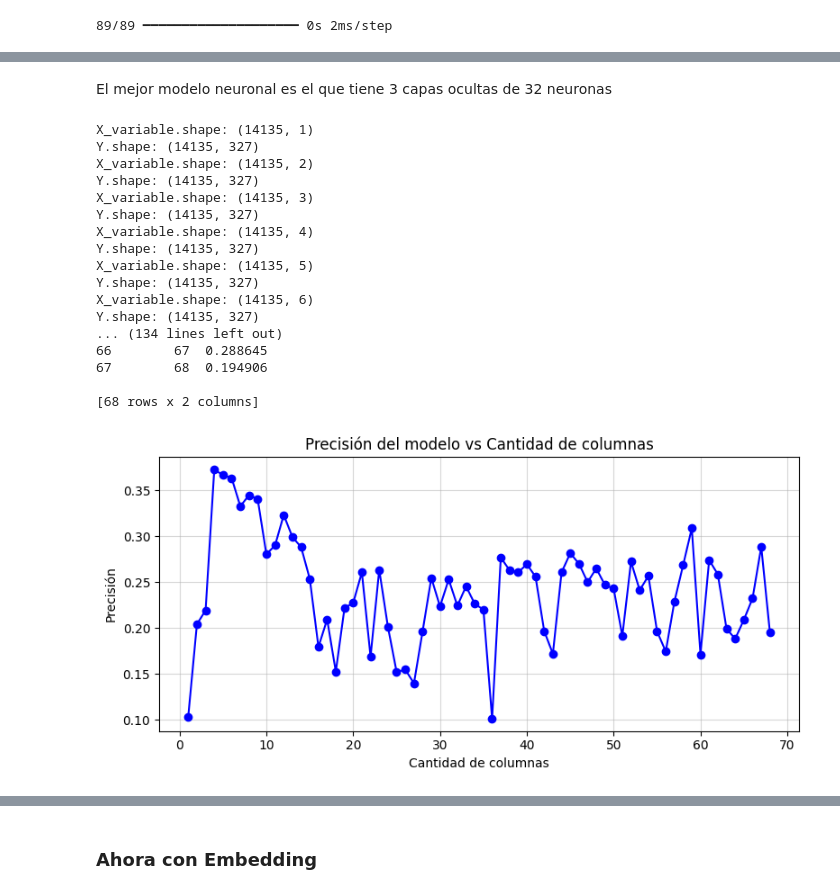
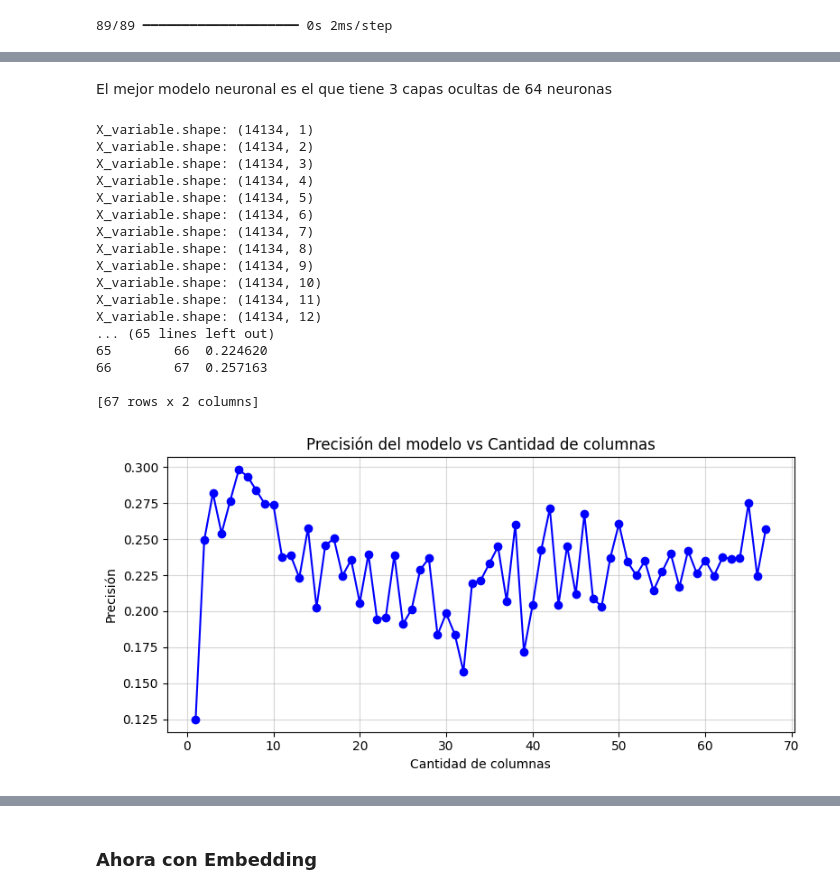
Before and after one commit to BobCortesP/ProyectoML, a Jupyter notebook: ultimoIntento.ipynb, the cells around one changed output, grey strips where cells are left out. Cells and saved outputs as stored; diff of their text form; code cells hidden in the pictures.

```diff
--- a/ultimoIntento.ipynb
+++ b/ultimoIntento.ipynb
@@ -134,3 +118,5 @@ plt.show()
+# %%
+df = df[df['Edad en años'].astype(int) <= 120]
 # %%
 # Calcular la proporción de género
 proporcion_genero = df['Sexo (Desc)'].value_counts(normalize=True) * 100
@@ -172,6 +199,6 @@ df = df[df['GRD'].isin(clases_con_suficientes_instancias)]
 # %%
 # Crear los grupos etáreos
-df['Grupo Etáreo'] = pd.qcut(df['Edad en años'].astype(int), q=10, labels=[f'Grupo {i+1}' for i in range(10)])
+df['Grupo Etáreo'] = pd.qcut(df['Edad en años'].astype(int), q=10, labels=[i for i in range(10)])
 for i in df['Grupo Etáreo'].value_counts().keys():
     print(i, df['Grupo Etáreo'].value_counts()[i]/len(df)*100)
 df = df.drop(columns=['Edad en años'], axis=1)
@@ -475 +495,10 @@ Model: "sequential"
  Non-trainable params: 0 (0.00 B)
+# %%
+modelo=Sequential()
+modelo.add(Input(shape=(X.shape[1],)))
+modelo.add(Dense(64))
+modelo.add(Dense(64))
+modelo.add(Dense(64))
+modelo.add(Dense(Y.shape[1],activation="softmax"))
+modelo.compile(optimizer="Adam",loss="categorical_crossentropy",metrics=["acc"])
+modelo.fit(x_train, y_train, epochs=16, batch_size=32, verbose=2)
@@ -476,5 +524,5 @@ Model: "sequential"
 # %%
-y_pred_probs=mejor_modelo.predict(x_val)
+y_pred_probs=modelo.predict(x_val)
 # %% [output]
 89/89 ━━━━━━━━━━━━━━━━━━━━ 0s 2ms/step
 # %%
@@ -557,8 +609,9 @@ plt.show()
 # %% [markdown]
-El mejor modelo neuronal es el que tiene 3 capas ocultas de 32 neuronas
+El mejor modelo neuronal es el que tiene 3 capas ocultas de 64 neuronas
 # %%
 # Obtener las columnas sin valores vacíos
 columnas_sin_vacios = valores_vacios_str[valores_vacios_str == 0].index.tolist()
+columnas_sin_vacios.remove('GRD')
 
 # Ordenar las columnas restantes por cantidad de valores vacíos
 columnas_con_vacios = valores_vacios_str[valores_vacios_str > 0].sort_values().index.tolist()
@@ -568,61 +621,50 @@ columnas_ordenadas = columnas_sin_vacios + columnas_con_vacios
 
 # Evaluar el modelo con diferentes cantidades de columnas
 resultados = []
 for i in range(1, len(columnas_ordenadas) + 1):
     columnas_seleccionadas = columnas_ordenadas[:i]
     # Encode categorical data into numeric values
     X_variable = df[columnas_seleccionadas].apply(LabelEncoder().fit_transform).values
     print('X_variable.shape:', X_variable.shape)
-    print('Y.shape:', Y.shape)
 
     # Dividir los datos en entrenamiento y validación
     x_train_var, x_val_var, y_train_var, y_val_var = train_test_split(
         X_variable, Y, test_size=0.2, random_state=seed, stratify=Y
     )
 
     # Crear y entrenar el modelo
     modelo = Sequential()
     modelo.add(Input(shape=(x_train_var.shape[1],)))
-    modelo.add(Dense(32, activation="relu"))
-    modelo.add(Dense(32, activation="relu"))
-    modelo.add(Dense(32, activation="relu"))
+    modelo.add(Dense(64, activation="relu"))
+    modelo.add(Dense(64, activation="relu"))
+    modelo.add(Dense(64, activation="relu"))
     modelo.add(Dense(Y.shape[1], activation="softmax"))
     modelo.compile(optimizer="adam", loss="categorical_crossentropy", metrics=["accuracy"])
     modelo.fit(x_train_var, y_train_var, epochs=10, batch_size=32, verbose=0)
 
     # Evaluar el modelo
     loss, accuracy = modelo.evaluate(x_val_var, y_val_var, verbose=0)
     resultados.append({"columnas": i, "accuracy": accuracy})
 
 # Mostrar los resultados
 resultados_df = pd.DataFrame(resultados)
 print(resultados_df)
-
-# Graficar los resultados
-plt.figure(figsize=(8, 4))
-plt.plot(resultados_df["columnas"], resultados_df["accuracy"], marker="o", color="blue")
-plt.title("Precisión del modelo vs Cantidad de columnas")
-plt.xlabel("Cantidad de columnas")
-plt.ylabel("Precisión")
-plt.grid(alpha=0.5)
-plt.tight_layout()
-plt.show()
 # %% [output]
-X_variable.shape: (14135, 1)
-Y.shape: (14135, 327)
-X_variable.shape: (14135, 2)
-Y.shape: (14135, 327)
-X_variable.shape: (14135, 3)
-Y.shape: (14135, 327)
-X_variable.shape: (14135, 4)
-Y.shape: (14135, 327)
-X_variable.shape: (14135, 5)
-Y.shape: (14135, 327)
-X_variable.shape: (14135, 6)
-Y.shape: (14135, 327)
-... (134 lines left out)
-66        67  0.288645
-67        68  0.194906
+X_variable.shape: (14134, 1)
+X_variable.shape: (14134, 2)
+X_variable.shape: (14134, 3)
+X_variable.shape: (14134, 4)
+X_variable.shape: (14134, 5)
+X_variable.shape: (14134, 6)
+X_variable.shape: (14134, 7)
+X_variable.shape: (14134, 8)
+X_variable.shape: (14134, 9)
+X_variable.shape: (14134, 10)
+X_variable.shape: (14134, 11)
+X_variable.shape: (14134, 12)
+... (65 lines left out)
+65        66  0.224620
+66        67  0.257163
 
-[68 rows x 2 columns]
+[67 rows x 2 columns]
-[figure, old version]
+[figure, new version]
```
Also changed, not shown: parts of 44 cells of this notebook.
